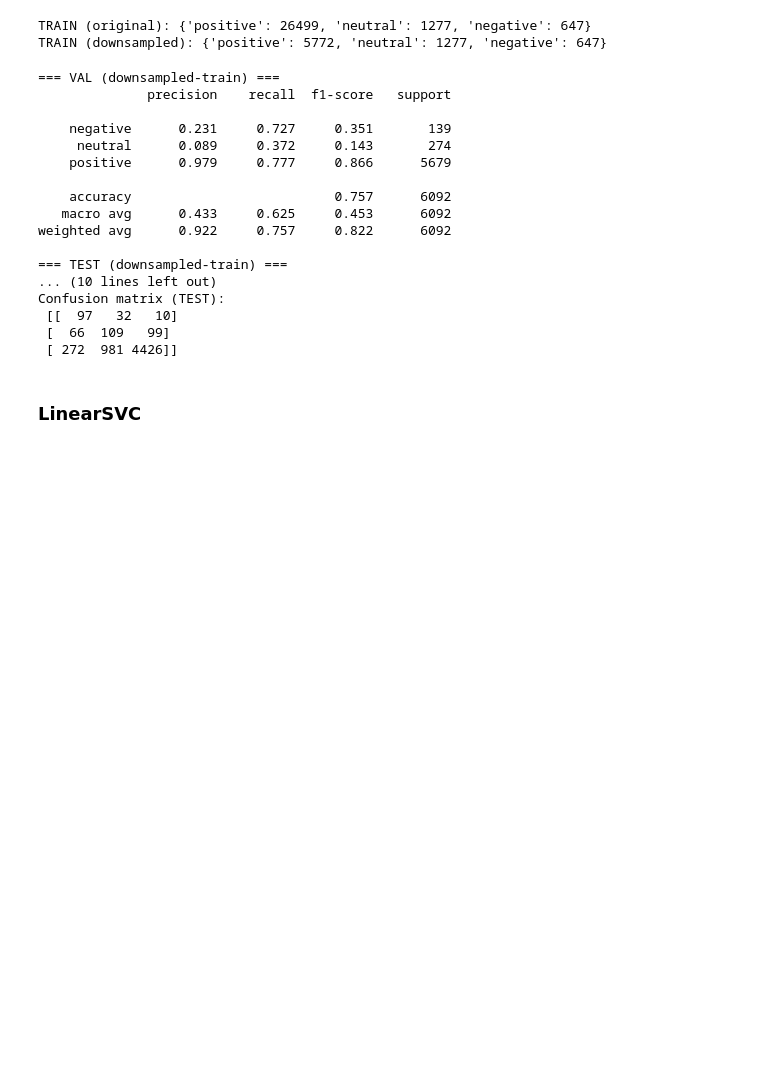
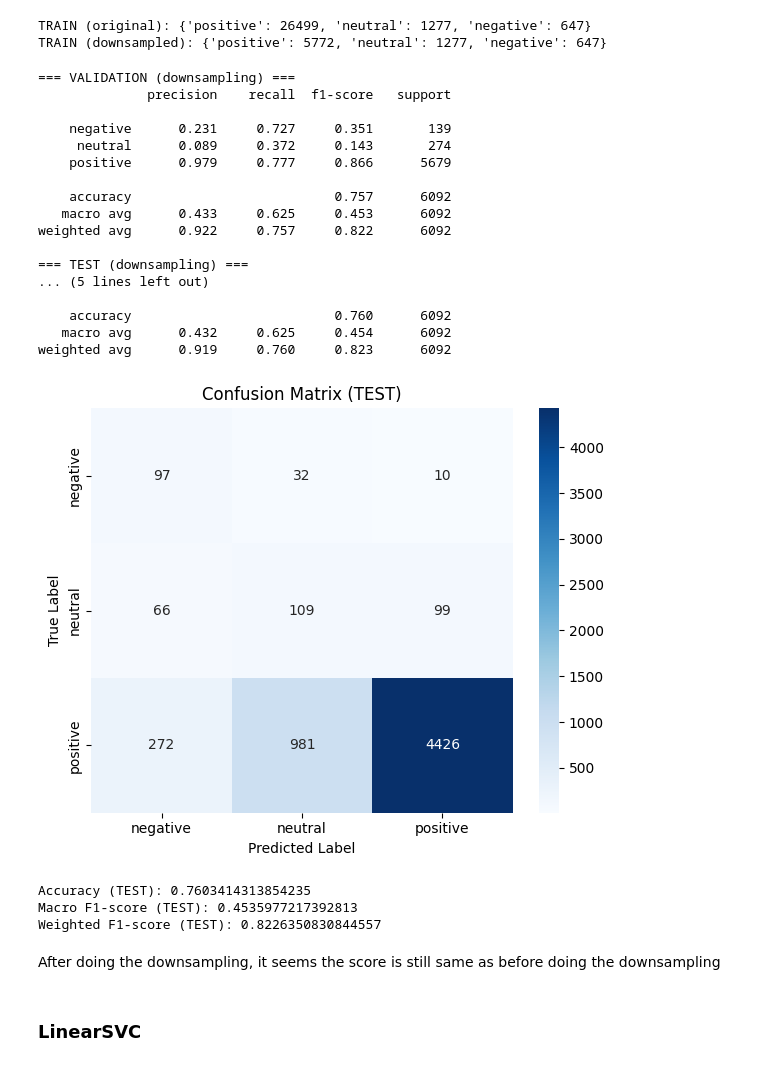
Before and after one commit to adikahnf/nolimit-ds-test-adika, a Jupyter notebook: sentiment.ipynb, the cells around one changed output. Cells and saved outputs as stored; diff of their text form; code cells hidden in the pictures; blank space fills up the shorter version.

```diff
--- a/sentiment.ipynb
+++ b/sentiment.ipynb
@@ -253,47 +324,74 @@ TRAIN (original): {'positive': 26499, 'neutral': 1277, 'negative': 647}
 TRAIN (downsampled): {'positive': 5772, 'neutral': 1277, 'negative': 647}
 # %%
 # Rebuild embeddings using the downsampled TRAIN
-E_train = embed(train_bal["text"].tolist())
-y_train = train_bal["label"].tolist()
+emb_train2 = embed(train_balanced["text"].tolist())
+y_train2 = train_balanced["label"].tolist()
 
 # (VAL/TEST stay as you already built)
-E_val   = embed(X_val["text"].tolist())
-E_test  = embed(X_test["text"].tolist())
+emb_val2   = embed(X_val["text"].tolist())
+emb_test2  = embed(X_test["text"].tolist())
 y_val   = X_val["label"].tolist()
 y_test  = X_test["label"].tolist()
 # %%
 from sklearn.linear_model import LogisticRegression
 from sklearn.metrics import classification_report, confusion_matrix
 
 clf = LogisticRegression(max_iter=3000, class_weight="balanced")
-clf.fit(E_train, y_train)
+clf.fit(emb_train2, y_train2)
 
-print("=== VAL (downsampled-train) ===")
-pred_val = clf.predict(E_val)
+# Validation set
+print("=== VALIDATION (downsampling) ===")
+pred_val = clf.predict(emb_val)
 print(classification_report(y_val, pred_val, digits=3))
 
-print("=== TEST (downsampled-train) ===")
-pred_test = clf.predict(E_test)
+# Test Set
+print("=== TEST (downsampling) ===")
+pred_test = clf.predict(emb_test)
+
+# Classification Report
 print(classification_report(y_test, pred_test, digits=3))
-print("Confusion matrix (TEST):\n", confusion_matrix(y_test, pred_test))
+# Compute confusion matrix
+cm = confusion_matrix(y_test, pred_test, labels=clf.classes_)
+
+plt.figure(figsize=(6,5))
+sns.heatmap(cm,
+            annot=True, fmt='d', cmap='Blues',
+            xticklabels=clf.classes_,
+            yticklabels=clf.classes_)
+plt.xlabel("Predicted Label")
+plt.ylabel("True Label")
+plt.title("Confusion Matrix (TEST)")
+plt.tight_layout()
+plt.show()
+
+# Additional Scores
+print("Accuracy (TEST):", accuracy_score(y_test, pred_test))
+print("Macro F1-score (TEST):", f1_score(y_test, pred_test, average="macro"))
+print("Weighted F1-score (TEST):", f1_score(y_test, pred_test, average="weighted"))
 # %% [output]
-=== VAL (downsampled-train) ===
+=== VALIDATION (downsampling) ===
               precision    recall  f1-score   support
 
     negative      0.231     0.727     0.351       139
      neutral      0.089     0.372     0.143       274
     positive      0.979     0.777     0.866      5679
 
     accuracy                          0.757      6092
    macro avg      0.433     0.625     0.453      6092
 weighted avg      0.922     0.757     0.822      6092
 
-=== TEST (downsampled-train) ===
-... (10 lines left out)
-Confusion matrix (TEST):
- [[  97   32   10]
- [  66  109   99]
- [ 272  981 4426]]
+=== TEST (downsampling) ===
+... (5 lines left out)
+
+    accuracy                          0.760      6092
+   macro avg      0.432     0.625     0.454      6092
+weighted avg      0.919     0.760     0.823      6092
+[figure, added]
+Accuracy (TEST): 0.7603414313854235
+Macro F1-score (TEST): 0.4535977217392813
+Weighted F1-score (TEST): 0.8226350830844557
+# %% [markdown]
+After doing the downsampling, it seems the score is still same as before doing the downsampling
 # %% [markdown]
 ### LinearSVC
 # %%
```
Also changed, not shown: parts of 27 cells of this notebook.
